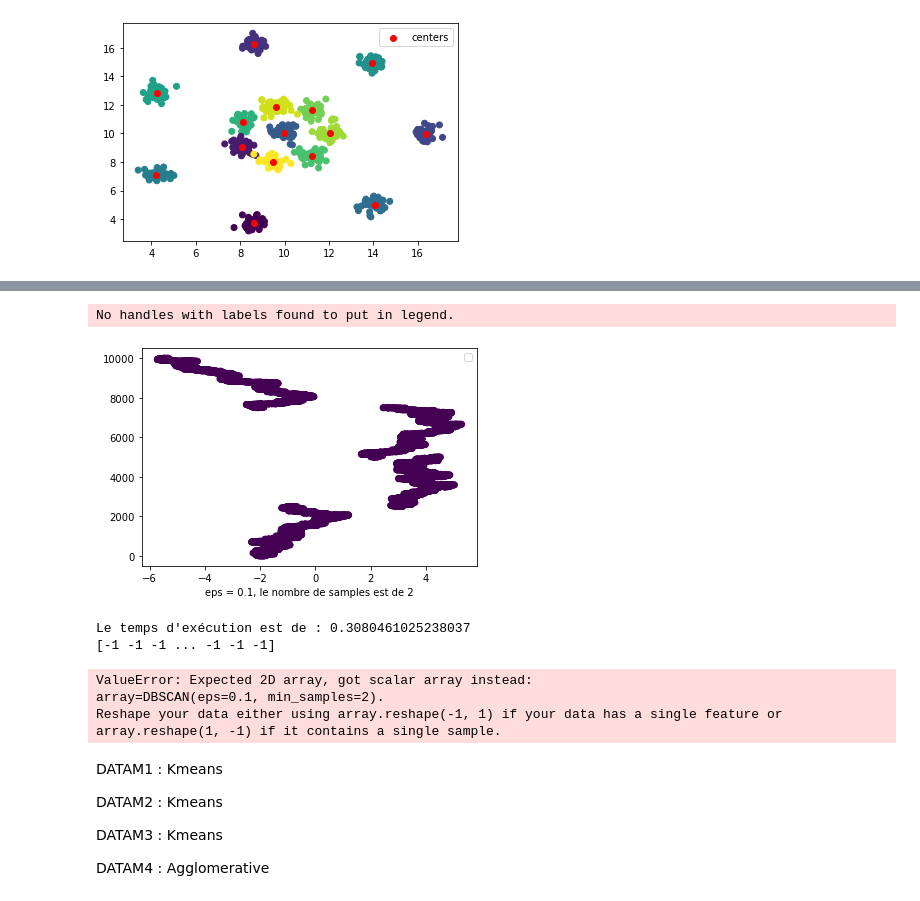
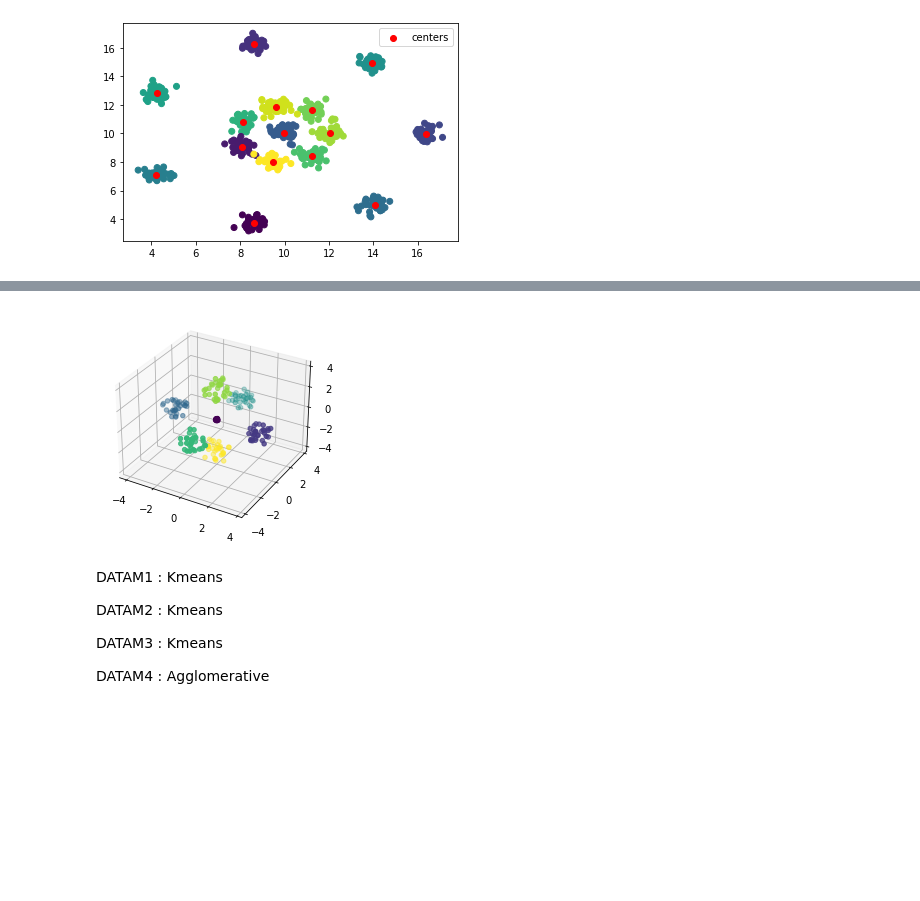
Before and after one commit to Gwen02/TP-ADP, a Jupyter notebook: TP_APD.ipynb, the cells around one changed output, grey strips where cells are left out. Saved outputs shown, nothing was run; the diff lists cells and outputs as text; code cells hidden in the pictures; blank space fills up the shorter version.

```diff
--- a/TP_APD.ipynb
+++ b/TP_APD.ipynb
@@ -327,35 +350,30 @@ data_real2 = arff.loadarff(open('datasets/real-world/balance-scale.arff','r'))
 # %%
 colnames = ['X', 'Y', 'Z']
 
-mystery_data1 = [pd.read_csv('mistery_dataset/a.data', names=colnames, sep="\t")]
-mystery_data2 = [pd.read_csv('mistery_dataset/h.data', names=colnames, sep="\t")]
-mystery_data3 = [pd.read_csv('mistery_dataset/t.data', names=colnames, sep="\t")]
-mystery_data4 = [pd.read_csv('mistery_dataset/tr.data', names=['X', 'Y'], sep=" ")]
-mystery_data5 = [pd.read_csv('mistery_dataset/zgn.data', names=['X', 'Y'], sep=" ")]
-mystery_data6 = [pd.read_csv('mistery_dataset/zgo.data', names=['X', 'Y'], sep=" ")]
+mystery_data1 = [pd.read_csv('mistery_dataset/a.data', sep="\t")]
+mystery_data2 = [pd.read_csv('mistery_dataset/h.data', sep="\t")]
+mystery_data3 = [pd.read_csv('mistery_dataset/t.data', sep="\t")]
+mystery_data4 = [pd.read_csv('mistery_dataset/tr.data', sep=" ")]
+mystery_data5 = [pd.read_csv('mistery_dataset/zgn.data', sep=" ")]
+mystery_data6 = [pd.read_csv('mistery_dataset/zgo1.data', sep=" ")]
 # %%
 #KMEANS
 
-#plot_clusters_kmeans_inertia(mystery_data4)
-#plot_clusters_kmeans3D(mystery_data3)
+#plot_clusters_kmeans_inertia(mystery_data6)
+#plot_clusters_kmeans3D(mystery_data2, mystery = True)
 
 #AGGLO
 
-#plot_agglomerative(mystery_data4)
+#plot_agglomerative(mystery_data5, mystery = True)
 
 #DBSCAN
 
-#plot_dbscan(data7, 0.3, 5)
-plot_dbscan_iteration(mystery_data4)
-#plot_dbscan(mystery_data5, 10)
+#plot_dbscan(mystery_data5, 0.5, 2, mystery = True)
+plot_dbscan_iteration(mystery_data2, mystery = True, Three_Dim = True)
+#plot_dbscan(mystery_data1, 10, Three_Dim = True)
+#plot_hdbscan(mystery_data6)
 # %% [output]
-No handles with labels found to put in legend.
-[figure, old version]
+[figure, new version]
-Le temps d'exécution est de : 0.3080461025238037
-[-1 -1 -1 ... -1 -1 -1]
-ValueError: Expected 2D array, got scalar array instead:
-array=DBSCAN(eps=0.1, min_samples=2).
-Reshape your data either using array.reshape(-1, 1) if your data has a single feature or array.reshape(1, -1) if it contains a single sample.
 # %% [markdown]
 DATAM1 : Kmeans
 
```
Also changed, not shown: parts of 7 cells of this notebook, 7 other files.
